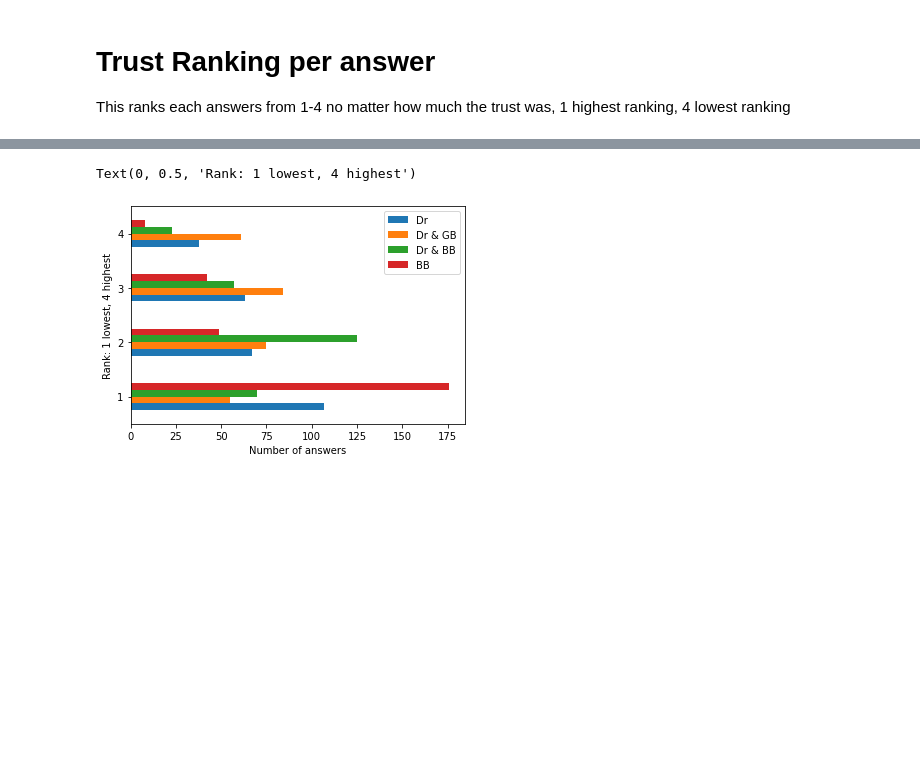
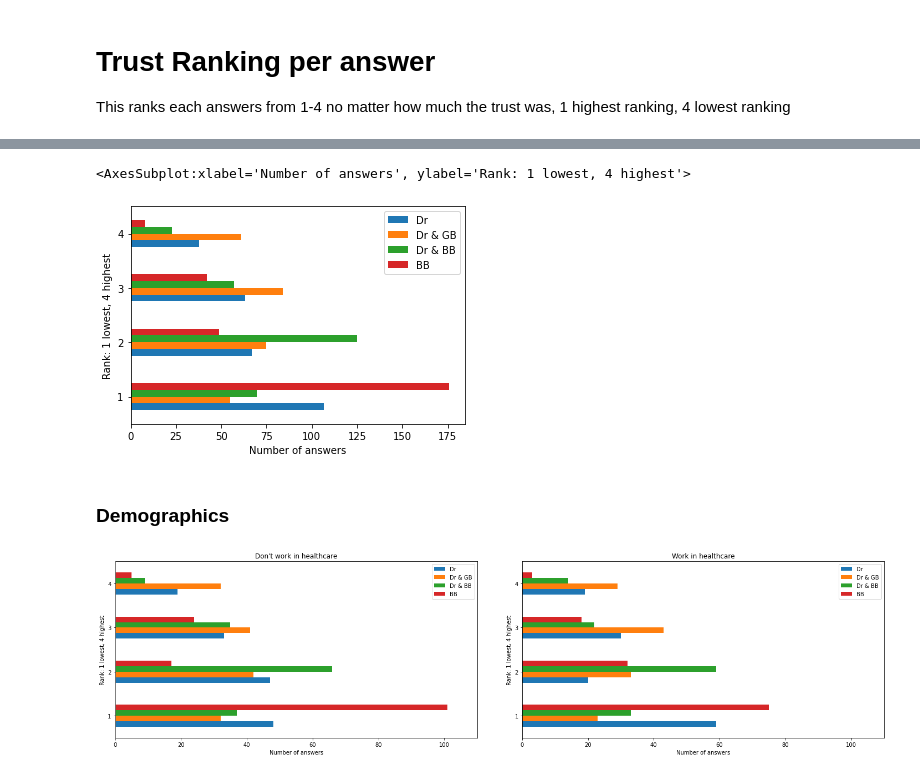
Before and after one commit to isabelladegen/elf, a Jupyter notebook: Isabellas-Notebook.ipynb, the cells around one changed output, grey strips where cells are left out. Saved outputs shown, nothing was run; the diff lists cells and outputs as text; code cells hidden in the pictures; blank space fills up the shorter version.

Commit message:
some more ranking

```diff
--- a/Isabellas-Notebook.ipynb
+++ b/Isabellas-Notebook.ipynb
@@ -90,10 +96,40 @@ value_c
 | 3 | 63 | 84 | 57 | 42 |
 | 4 | 38 | 61 | 23 | 8 |
 # %%
-value_c = value_c.rename(columns={scen1 : 'Dr', scen2 : 'Dr & GB', scen3 : 'Dr & BB', scen4 : 'BB'})
 ax = value_c.plot.barh()
 ax.set_xlabel('Number of answers')
 ax.set_ylabel('Rank: 1 lowest, 4 highest')
+ax
 # %% [output]
-Text(0, 0.5, 'Rank: 1 lowest, 4 highest')
+<AxesSubplot:xlabel='Number of answers', ylabel='Rank: 1 lowest, 4 highest'>
 [figure]
+# %% [markdown]
+### Demographics
+# %%
+def sub_frame_for(column, value):
+    indices = raw_data[column].loc[lambda x: x == value].index
+    return ranked_df.iloc[indices]
+
+
+def ranking_for(column, value):
+    ranking = sub_frame_for(column, value)
+    return ranking.apply(pd.Series.value_counts)
+
+
+def bar_chart_for(column, value, title, axes):
+    ranking = ranking_for(column, value)
+    ax = ranking.plot.barh(title=title, ax=axes)
+    ax.set_xlabel('Number of answers')
+    ax.set_ylabel('Rank: 1 lowest, 4 highest')
+    ax.set_xlim(0, 110)
+# %%
+import matplotlib.pyplot as plt
+
+plt.rcParams["figure.figsize"] = [20, 5]
+fig, axes = plt.subplots(nrows=1, ncols=2)
+fig.tight_layout(h_pad=5, w_pad=5)
+
+bar_chart_for(health, 'No', 'Don\'t work in healthcare', axes[0])
+bar_chart_for(health, 'Yes', 'Work in healthcare', axes[1])
+# %% [output]
+[figure, added]
```
Also changed, not shown: parts of 12 cells of this notebook, 3 other files.
